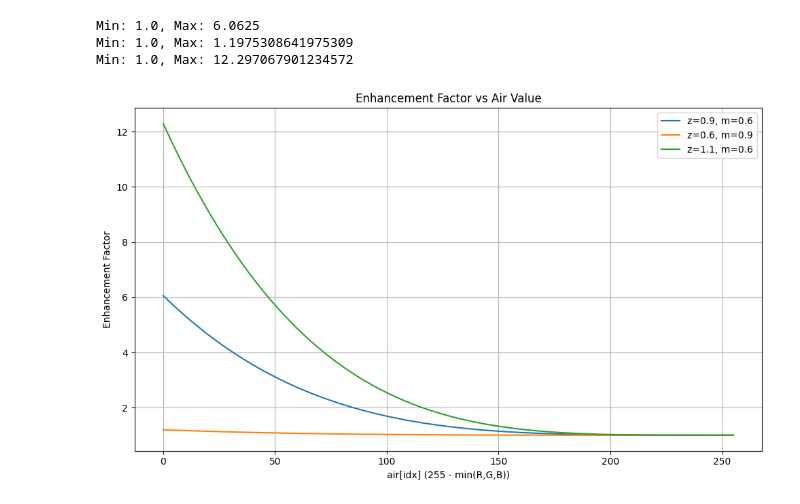
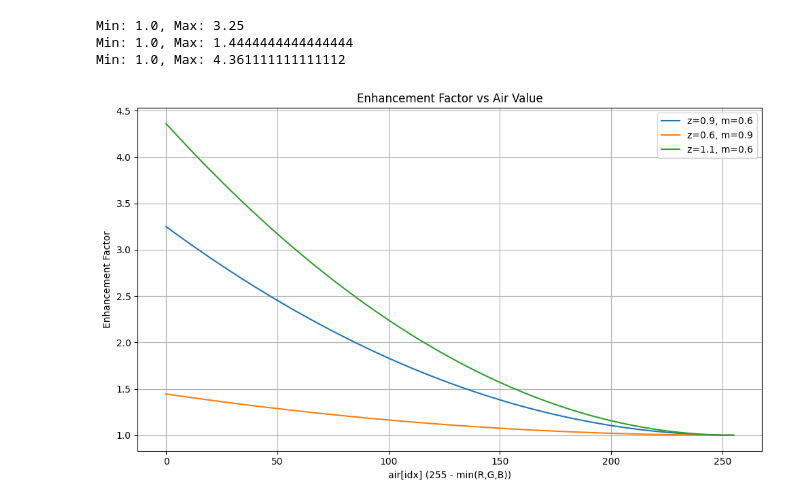
Before and after one commit to JDave19/Imaging_Techniques, a Jupyter notebook: lle_plot.ipynb, the cells around one changed output. Drawn from its saved outputs; the diff is of its cells as text; code cells hidden in the pictures.

```diff
--- a/lle_plot.ipynb
+++ b/lle_plot.ipynb
@@ -4,34 +4,34 @@ import matplotlib.pyplot as plt
 # %%
 def compute_enhancement_factor(air, m, z):
     ratio = z / (255.0 * m)
-    return 1 + np.power(ratio * (255-air), 4)
+    return 1 + np.power(ratio * (255-air), 2)
 
 # X-axis: air values (0 = bright, 255 = dark)
 air_vals = np.linspace(0, 255, 256)
 
 # Try different (z, m) settings
 settings = [
     (0.9, 0.6), # high enhancement
     (0.6, 0.9), # low enhancement
     (1.1, 0.6), # Very high enhancement
 ]
 
 plt.figure(figsize=(10, 6))
 
 for z, m in settings:
     factor = compute_enhancement_factor(air_vals, m, z)
     print(f"Min: {factor.min()}, Max: {factor.max()}")
     plt.plot(air_vals, factor, label=f"z={z}, m={m}")
 
 plt.title("Enhancement Factor vs Air Value")
 plt.xlabel("air[idx] (255 - min(R,G,B))")
 plt.ylabel("Enhancement Factor")
 plt.grid(True)
 plt.legend()
 plt.tight_layout()
 plt.show()
 # %% [output]
-Min: 1.0, Max: 6.0625
-Min: 1.0, Max: 1.1975308641975309
-Min: 1.0, Max: 12.297067901234572
+Min: 1.0, Max: 3.25
+Min: 1.0, Max: 1.4444444444444444
+Min: 1.0, Max: 4.361111111111112
-[figure, old version]
+[figure, new version]
```
Also changed, not shown: 6 other files.
